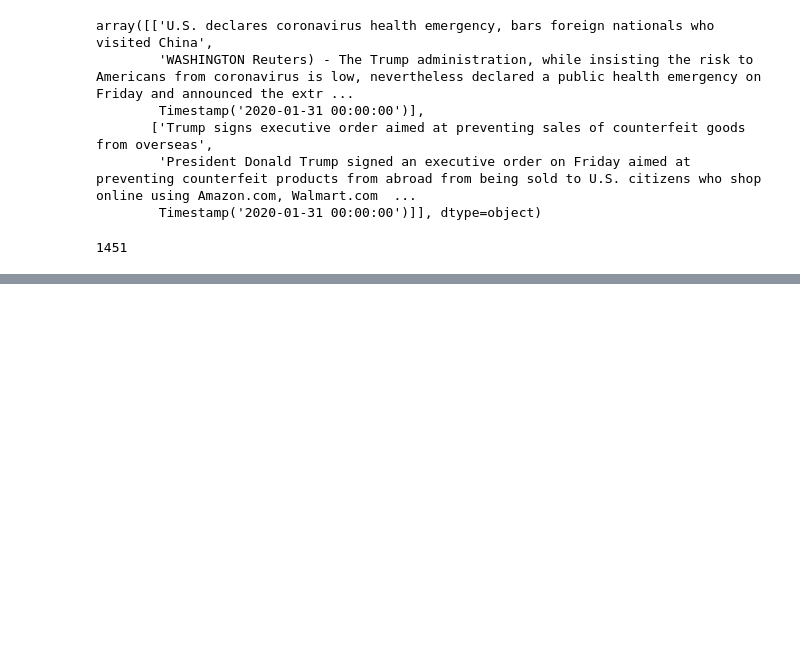
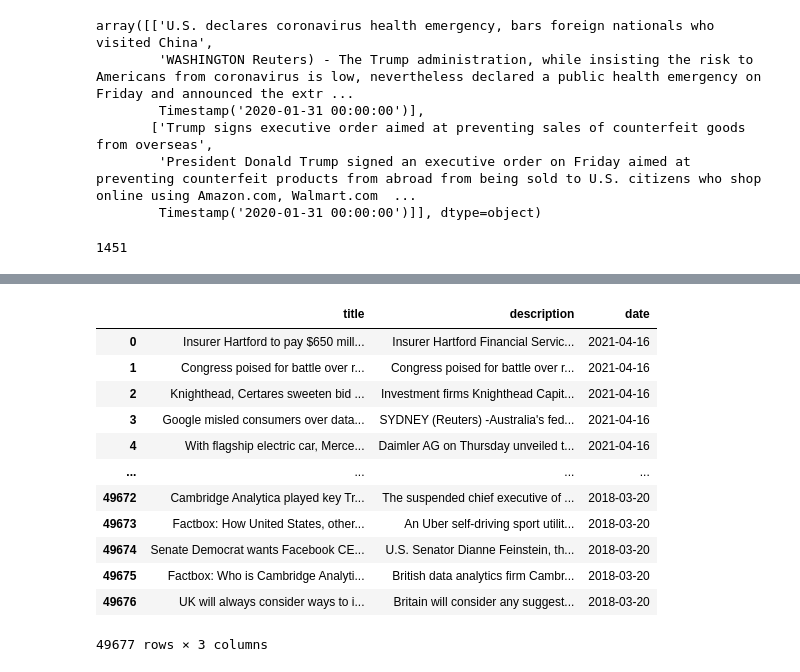
Before and after one commit to hoestlund/thesis, a Jupyter notebook: data_wrangling/reuters_business_news.ipynb, the cells around one changed output, grey strips where cells are left out. Cells and saved outputs as stored; diff of their text form; code cells hidden in the pictures; blank space fills up the shorter version.

```diff
--- a/data_wrangling/reuters_business_news.ipynb
+++ b/data_wrangling/reuters_business_news.ipynb
@@ -240,0 +259,17 @@ l
+# %%
+combined.sort_values(by=['date'], ignore_index=True, inplace=True, ascending=False)
+combined
+# %% [output]
+|  | title | description | date |
+| 0 | Insurer Hartford to pay $650 mill... | Insurer Hartford Financial Servic... | 2021-04-16 |
+| 1 | Congress poised for battle over r... | Congress poised for battle over r... | 2021-04-16 |
+| 2 | Knighthead, Certares sweeten bid ... | Investment firms Knighthead Capit... | 2021-04-16 |
+| 3 | Google misled consumers over data... | SYDNEY (Reuters) -Australia's fed... | 2021-04-16 |
+| 4 | With flagship electric car, Merce... | Daimler AG on Thursday unveiled t... | 2021-04-16 |
+| ... | ... | ... | ... |
+| 49672 | Cambridge Analytica played key Tr... | The suspended chief executive of ... | 2018-03-20 |
+| 49673 | Factbox: How United States, other... | An Uber self-driving sport utilit... | 2018-03-20 |
+| 49674 | Senate Democrat wants Facebook CE... | U.S. Senator Dianne Feinstein, th... | 2018-03-20 |
+| 49675 | Factbox: Who is Cambridge Analyti... | British data analytics firm Cambr... | 2018-03-20 |
+| 49676 | UK will always consider ways to i... | Britain will consider any suggest... | 2018-03-20 |
+49677 rows × 3 columns
```
Also changed, not shown: parts of 6 cells of this notebook.
